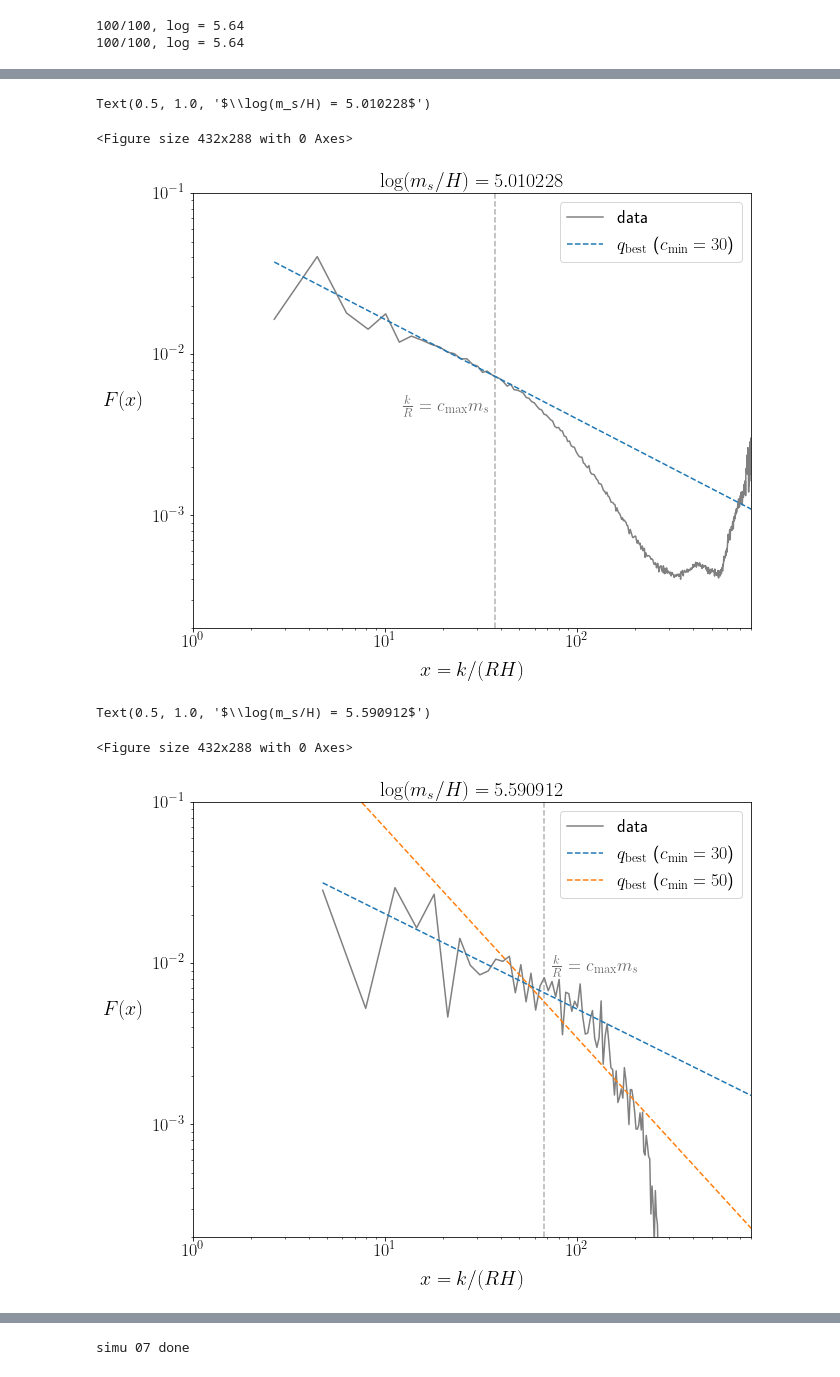
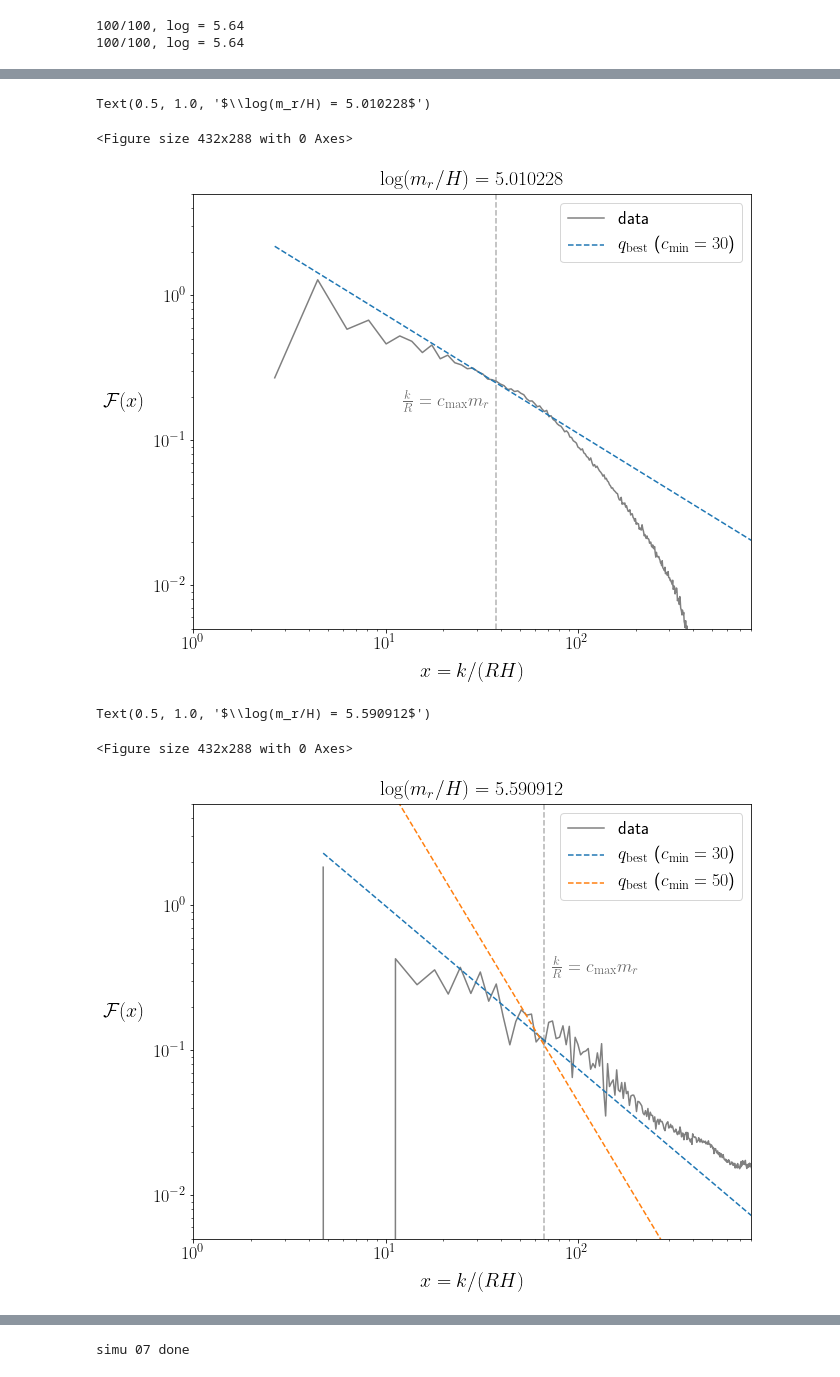
Before and after one commit to veintemillas/jaxions, a Jupyter notebook: scripts/pyaxions/spe_legend.ipynb, the cells around one changed output, grey strips where cells are left out. Saved outputs shown, nothing was run; the diff lists cells and outputs as text; code cells hidden in the pictures.

```diff
--- a/scripts/pyaxions/spe_legend.ipynb
+++ b/scripts/pyaxions/spe_legend.ipynb
@@ -268,7 +351,7 @@ for some reason (unusual behavior of the data, etc.), such information is stored
 It is a boolean array with the shape a[ik], where ik is the index of a comoving momentum, and becomes False
 when the fit fails at the corresponding momentum. Such a bin will not be used for the calculation of the instantaneous spectrum.
 # %%
-# perform analytical fit of P for a single realization (id = 00)
+# perform analytical fit of axion spectra for a single realization (id = 00)
 id = 0
-fp = spe.fitP(Plist[id].P,Plist[id].log,Plist[id].t,Plist[id].k,p=2)
+fi = sp.fitS(SAlist[id].Earr,SAlist[id].log,SAlist[id].t,SAlist[id].k,p=2)
 # %% [output]
@@ -321,12 +405,12 @@ Since it takes some time to perform the fit, one can use the function `savePP` t
 It saves `param`, `listfit`, and `ikhistart` data as pickle files. These files are named `name_something`, where something = param, listfit, ikhistart.
 # %%
-# This produces the following files (with id = 00, 01, ..., 07) in the directory ./PPdata :
+# This produces the following files (with id = 00, 01, ..., 07) in the directory ./Pdata :
 #
 # id_ikhistart.pickle
 # id_listfit.pickle
 # id_param.pickle
 #
 for id in range(8):
-    fp = spe.fitP(Plist[id].P,Plist[id].log,Plist[id].t,Plist[id].k,p=2)
-    spe.savePP(fp,'./PPdata/%02d'%id)
+    fi = sp.fitS(SAlist[id].Earr,SAlist[id].log,SAlist[id].t,SAlist[id].k,p=2)
+    sp.saveParam(fi,'./Pdata/%02d'%id)
 # %% [output]
@@ -343,7 +427,7 @@ One can import these files by using `readPP`:
 # %%
 # read the data of fit parameters and produce a list for 8 realizations
-PPlist = []
+Plist = []
 for id in range(8):
-    rpp = spe.readPP('./PPdata/%02d'%id)
-    PPlist.append(rpp)
+    rp = sp.readParam('./Pdata/%02d'%id)
+    Plist.append(rp)
 # %% [markdown]
@@ -413,7 +509,7 @@ Since the fit procedure takes some time, it is recommended to perform `fitP` fir
 # %%
 # compute F for a single realization (id = 00)
 id = 0
-Ft = spe.calcF(Plist[id].P,Plist[id].log,Plist[id].t,Plist[id].k,Plist[id].k_below,p=2,sigma=0.1,usedata=True,fitp=PPlist[id])
+Ft = sp.calcF(SAlist[id].Earr,SAlist[id].log,SAlist[id].t,SAlist[id].k,SAlist[id].k_below,p=2,sigma=0.1,usedata=True,fitp=Plist[id])
 # %%
 plt.clf()
 plt.figure(figsize=(10,8))
@@ -576,49 +672,49 @@ plt.plot(np.exp(xxx),math.exp(qt[0].mbest[ind])/np.exp(xxx)**qt[0].qbest[ind],li
 plt.xscale('log')
 plt.yscale('log')
 plt.xlim(1,800)
-plt.ylim(2e-4,1e-1)
+plt.ylim(5e-3,5)
 
 plt.vlines(math.exp(Ft.log[ind])/4,plt.ylim()[0],plt.ylim()[1],linestyle='dashed',alpha=0.3)
-plt.text(0.33*math.exp(Ft.log[ind])/4,math.sqrt(plt.ylim()[0]*plt.ylim()[1]),r'$\frac{k}{R}=c_{\rm max}m_s$',alpha=0.6,fontsize=18)
+plt.text(0.33*math.exp(Ft.log[ind])/4,math.sqrt(plt.ylim()[0]*plt.ylim()[1]),r'$\frac{k}{R}=c_{\rm max}m_r$',alpha=0.6,fontsize=18)
 
 plt.xlabel(r'$x = k/(RH)$',fontsize=20,labelpad=10)
-plt.ylabel(r'$F(x)$',fontsize=20,rotation=0,labelpad=30)
+plt.ylabel(r'$\mathcal{F}(x)$',fontsize=20,rotation=0,labelpad=30)
 plt.tick_params(labelsize=18)
 plt.legend(loc='upper right',fontsize=18)
-plt.title('$\log(m_s/H) = %f$'%Ft.log[ind],fontsize=20)
+plt.title('$\log(m_r/H) = %f$'%Ft.log[ind],fontsize=20)
 # %% [output]
-Text(0.5, 1.0, '$\\log(m_s/H) = 5.010228$')
+Text(0.5, 1.0, '$\\log(m_r/H) = 5.010228$')
 <Figure size 432x288 with 0 Axes>
-[figure, old version]
+[figure, new version]
 # %%
 ind = 93
 
 plt.clf()
 plt.figure(figsize=(10,8))
 
 xx = Ft.x[ind]
 ff = Ft.F[ind]
 plt.plot(xx,ff,label='data',color='gray')
 
 xxx = np.linspace(math.log(xx[0]),math.log(xx[-1]),100)
 plt.plot(np.exp(xxx),math.exp(qt[0].mbest[ind])/np.exp(xxx)**qt[0].qbest[ind],linestyle='dashed',label=r'$q_{\rm best}$ ($c_{\rm min} = 30$)')
 plt.plot(np.exp(xxx),math.exp(qt[1].mbest[ind])/np.exp(xxx)**qt[1].qbest[ind],linestyle='dashed',label=r'$q_{\rm best}$ ($c_{\rm min} = 50$)')
 
 plt.xscale('log')
 plt.yscale('log')
 plt.xlim(1,800)
-plt.ylim(2e-4,1e-1)
+plt.ylim(5e-3,5)
 
 plt.vlines(math.exp(Ft.log[ind])/4,plt.ylim()[0],plt.ylim()[1],linestyle='dashed',alpha=0.3)
-plt.text(1.1*math.exp(Ft.log[ind])/4,2*math.sqrt(plt.ylim()[0]*plt.ylim()[1]),r'$\frac{k}{R}=c_{\rm max}m_s$',alpha=0.6,fontsize=18)
+plt.text(1.1*math.exp(Ft.log[ind])/4,2*math.sqrt(plt.ylim()[0]*plt.ylim()[1]),r'$\frac{k}{R}=c_{\rm max}m_r$',alpha=0.6,fontsize=18)
 
 plt.xlabel(r'$x = k/(RH)$',fontsize=20,labelpad=10)
-plt.ylabel(r'$F(x)$',fontsize=20,rotation=0,labelpad=30)
+plt.ylabel(r'$\mathcal{F}(x)$',fontsize=20,rotation=0,labelpad=30)
 plt.tick_params(labelsize=18)
 plt.legend(loc='upper right',fontsize=18)
-plt.title('$\log(m_s/H) = %f$'%Ft.log[ind],fontsize=20)
+plt.title('$\log(m_r/H) = %f$'%Ft.log[ind],fontsize=20)
 # %% [output]
-Text(0.5, 1.0, '$\\log(m_s/H) = 5.590912$')
+Text(0.5, 1.0, '$\\log(m_r/H) = 5.590912$')
 <Figure size 432x288 with 0 Axes>
-[figure, old version]
+[figure, new version]
 # %% [markdown]
```
Also changed, not shown: parts of 48 cells of this notebook.
